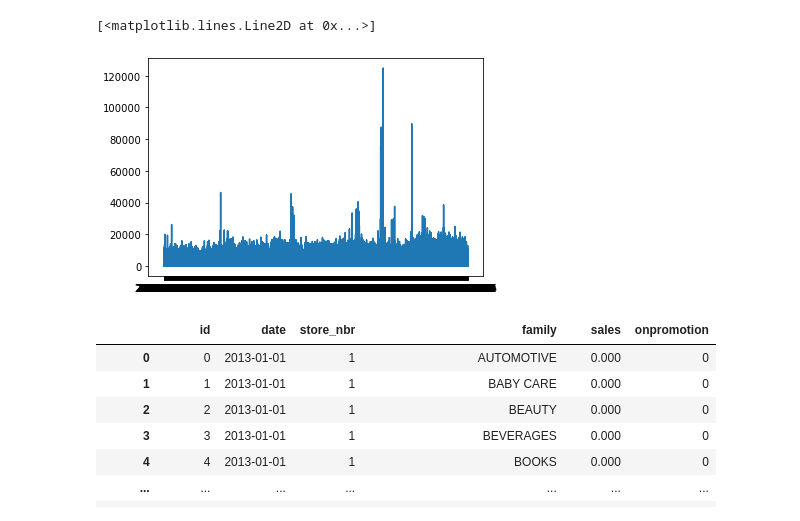
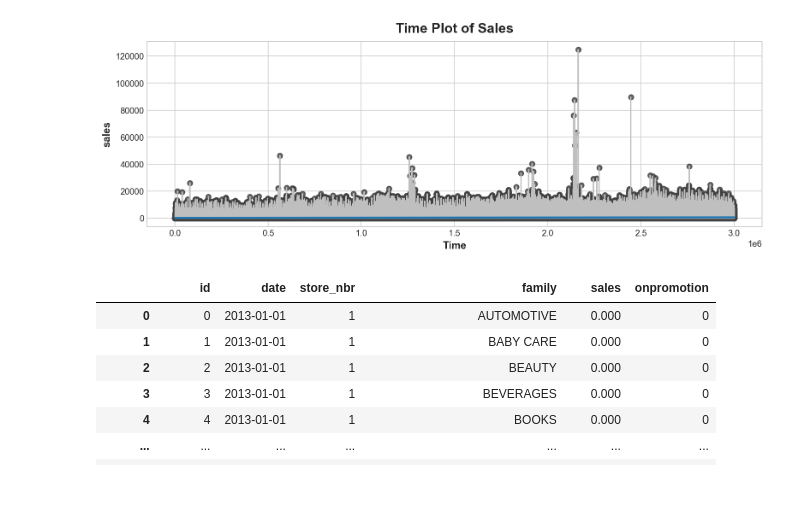
Before and after one commit to codekorn/Time_Series, a Jupyter notebook: Store analysis.ipynb, the cells around one changed output. Saved outputs shown, nothing was run; the diff lists cells and outputs as text; code cells hidden in the pictures; blank space fills up the shorter version.

```diff
--- a/Store analysis.ipynb
+++ b/Store analysis.ipynb
@@ -32,29 +12,30 @@ Name: family, dtype: int64
+# %%
+train['Time'] = np.arange(len(train.index))
 # %%
 plt.style.use("seaborn-whitegrid")
 plt.rc(
     "figure",
     autolayout=True,
     figsize=(11, 4),
     titlesize=18,
     titleweight='bold',
 )
 plt.rc(
     "axes",
     labelweight="bold",
     labelsize="large",
     titleweight="bold",
     titlesize=16,
     titlepad=10,
 )
 %config InlineBackend.figure_format = 'retina'
 
 fig, ax = plt.subplots()
-ax.plot('Time', 'Hardcover', data=df, color='0.75')
-ax = sns.regplot(x='Time', y='Hardcover', data=df, ci=None, scatter_kws=dict(color='0.25'))
-ax.set_title('Time Plot of Hardcover Sales');
+ax.plot('Time', 'sales', data=train, color='0.75')
+ax = sns.regplot(x='Time', y='sales', data=train, ci=None, scatter_kws=dict(color='0.25'))
+ax.set_title('Time Plot of Sales');
 # %% [output]
-[<matplotlib.lines.Line2D at 0x...>]
-[figure, old version]
+[figure, new version]
 # %%
 # %% [output]
 |  | id | date | store_nbr | family | sales | onpromotion |
```
Also changed, not shown: parts of 1 cell of this notebook.
